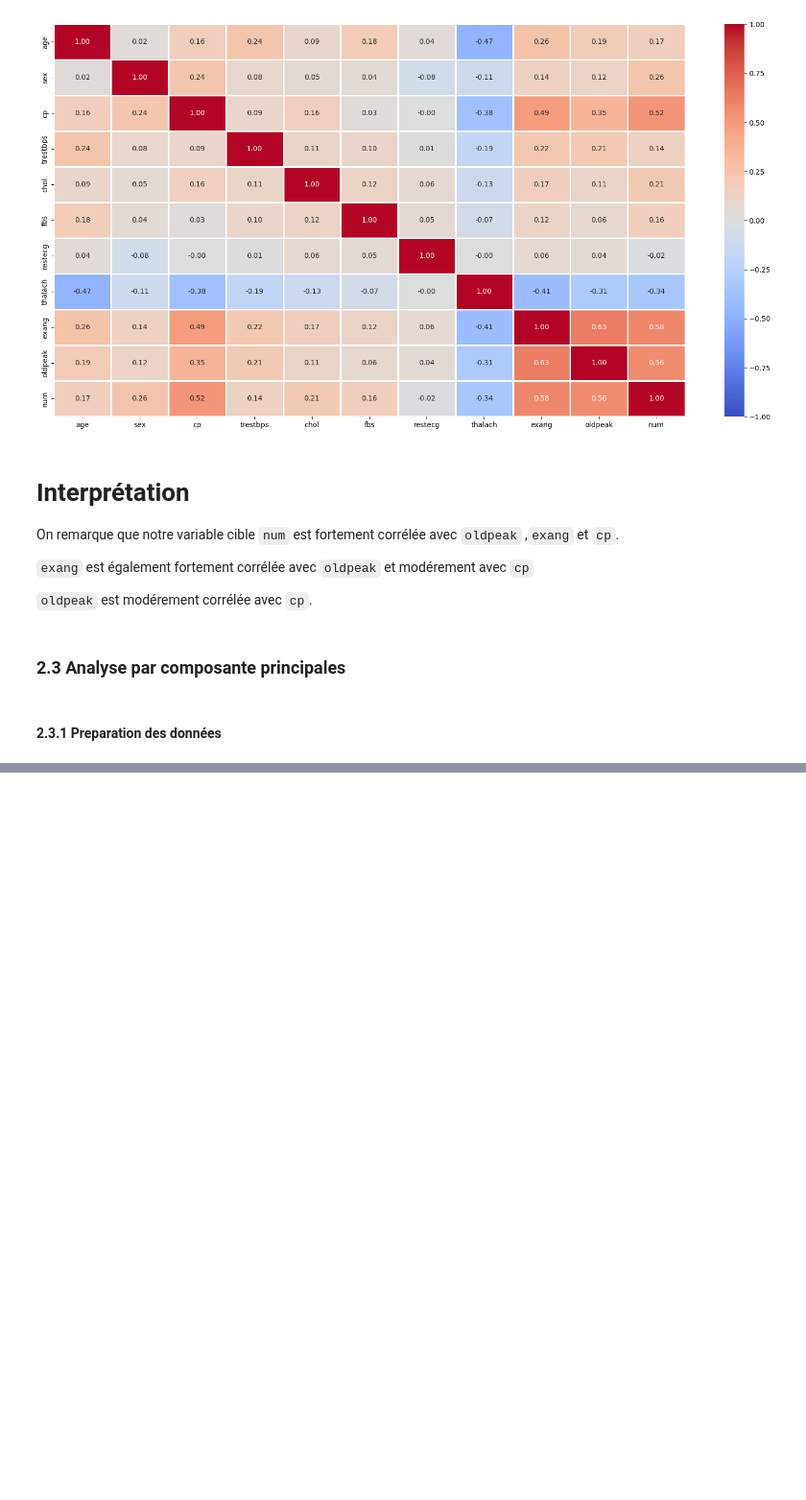
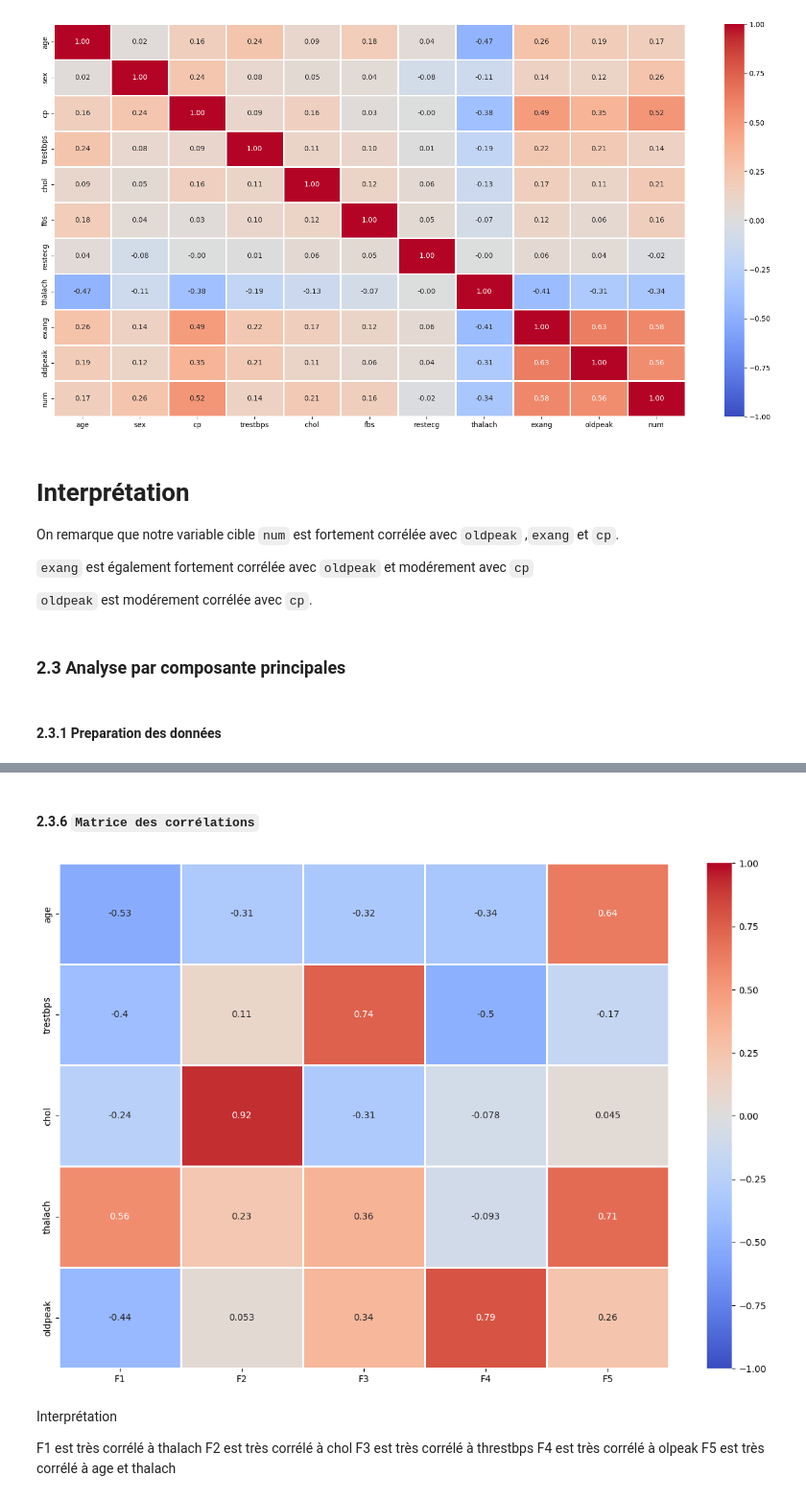
Before and after one commit to Harlequelrah/heart_attack_prediction, a Jupyter notebook: project/notebooks/analysis.ipynb, the cells around one changed output, grey strips where cells are left out. Shown at 96% size. Drawn from its saved outputs; the diff is of its cells as text; code cells hidden in the pictures; blank space fills up the shorter version.

```diff
--- a/project/notebooks/analysis.ipynb
+++ b/project/notebooks/analysis.ipynb
@@ -346,0 +430,4 @@ numerical_cols = ["age", "trestbps", "chol", "thalach","oldpeak"]
+# %%
+# transformation de la matrice des composantes en dataframe
+pcs = pd.DataFrame(pca.components_)
+pcs.head()
@@ -346,0 +441,4 @@ numerical_cols = ["age", "trestbps", "chol", "thalach","oldpeak"]
+# %%
+pcs.columns = X.columns
+pcs.index = [f"F{i}" for i in components_labels]
+pcs.head()
@@ -346,0 +452,19 @@ numerical_cols = ["age", "trestbps", "chol", "thalach","oldpeak"]
+# %% [markdown]
+#### **2.3.6** `Matrice des corrélations`
+# %%
+# matrice de corrélation
+
+plt.figure(figsize=(15,10))
+
+sns.heatmap(vmin=-1,vmax=1,annot=True,linewidths=2,data=pcs.T,cmap="coolwarm")
+plt.show()
+# %% [output]
+[figure, added]
+# %% [markdown]
+Interprétation
+
+F1 est très corrélé à thalach
+F2 est très corrélé à chol
+F3 est très corrélé à threstbps
+F4 est très corrélé à olpeak
+F5 est très corrélé à age et thalach
```
Also changed, not shown: parts of 14 cells of this notebook.
